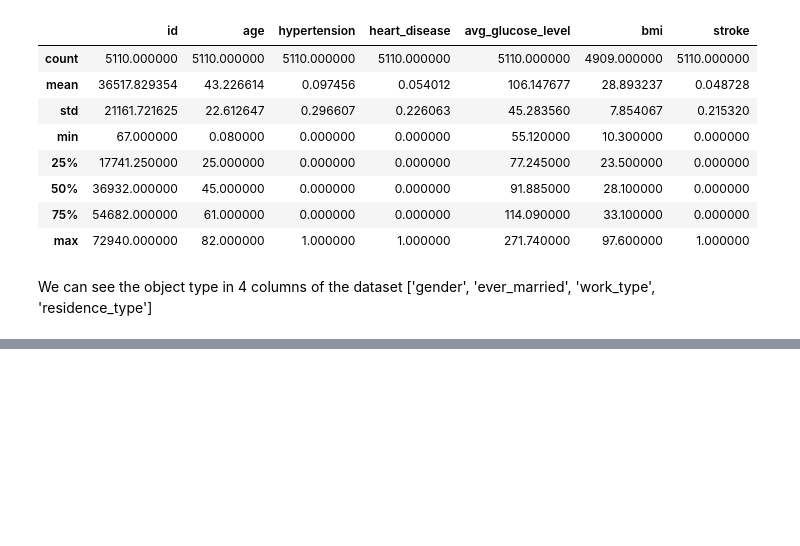
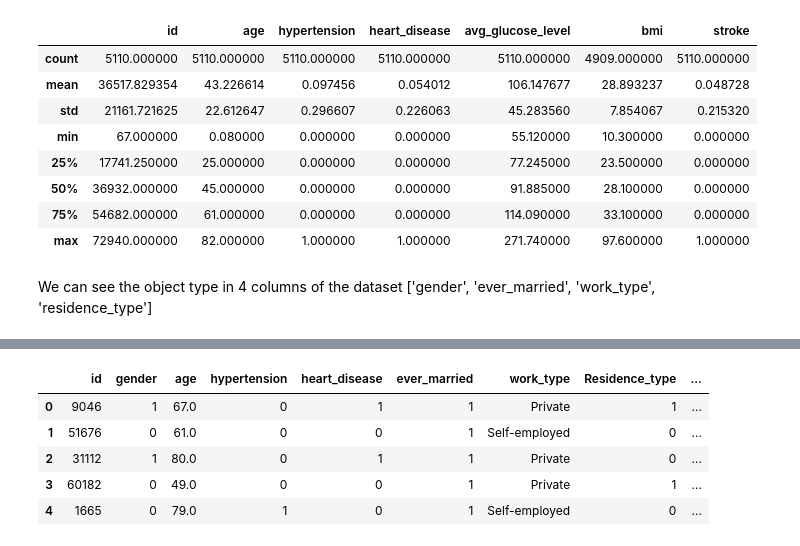
Before and after one commit to dandrue/StrokePrediction, a Jupyter notebook: StrokePredictionNotebook.ipynb, the cells around one changed output, grey strips where cells are left out. Cells and saved outputs as stored; diff of their text form; code cells hidden in the pictures; blank space fills up the shorter version.

```diff
--- a/StrokePredictionNotebook.ipynb
+++ b/StrokePredictionNotebook.ipynb
@@ -64,0 +118,15 @@ We can see the object type in 4 columns of the dataset ['gender', 'ever_married'
+# %%
+# for gender 0:female, 1:male
+stroke_df['gender'] = stroke_df['gender'].astype('category').cat.codes
+# for ever married 0:No, 1:yes
+stroke_df['ever_married'] = stroke_df['ever_married'].astype('category').cat.codes
+# for residence_type 0:Rural, 1:Urban
+stroke_df['Residence_type'] = stroke_df['Residence_type'].astype('category').cat.codes
+display(stroke_df.head())
+# %% [output]
+|  | id | gender | age | hypertension | heart_disease | ever_married | work_type | Residence_type | ... |
+| 0 | 9046 | 1 | 67.0 | 0 | 1 | 1 | Private | 1 | ... |
+| 1 | 51676 | 0 | 61.0 | 0 | 0 | 1 | Self-employed | 0 | ... |
+| 2 | 31112 | 1 | 80.0 | 0 | 1 | 1 | Private | 0 | ... |
+| 3 | 60182 | 0 | 49.0 | 0 | 0 | 1 | Private | 1 | ... |
+| 4 | 1665 | 0 | 79.0 | 1 | 0 | 1 | Self-employed | 0 | ... |
```
Also changed, not shown: parts of 10 cells of this notebook.
